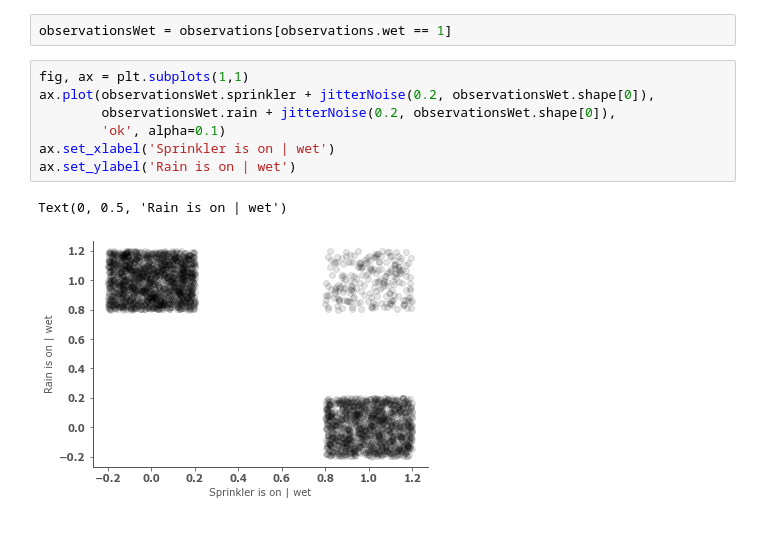
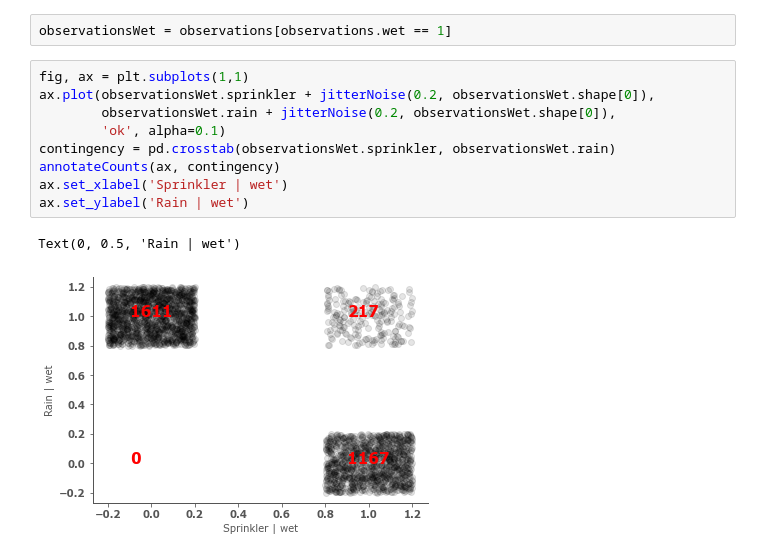
Before and after one commit to jaryaman/ML_demos, a Jupyter notebook: Notebooks/causal_inference.ipynb, the cells around one changed output. Cells and saved outputs as stored; diff of their text form.

```diff
--- a/Notebooks/causal_inference.ipynb
+++ b/Notebooks/causal_inference.ipynb
@@ -142,10 +142,12 @@ observationsWet = observations[observations.wet == 1]
 # %%
 fig, ax = plt.subplots(1,1)
 ax.plot(observationsWet.sprinkler + jitterNoise(0.2, observationsWet.shape[0]),
         observationsWet.rain + jitterNoise(0.2, observationsWet.shape[0]),
         'ok', alpha=0.1)
-ax.set_xlabel('Sprinkler is on | wet')
-ax.set_ylabel('Rain is on | wet')
+contingency = pd.crosstab(observationsWet.sprinkler, observationsWet.rain)
+annotateCounts(ax, contingency)
+ax.set_xlabel('Sprinkler | wet')
+ax.set_ylabel('Rain | wet')
 # %% [output]
-Text(0, 0.5, 'Rain is on | wet')
+Text(0, 0.5, 'Rain | wet')
-[figure, old version]
+[figure, new version]
```
Also changed, not shown: parts of 1 cell of this notebook.
